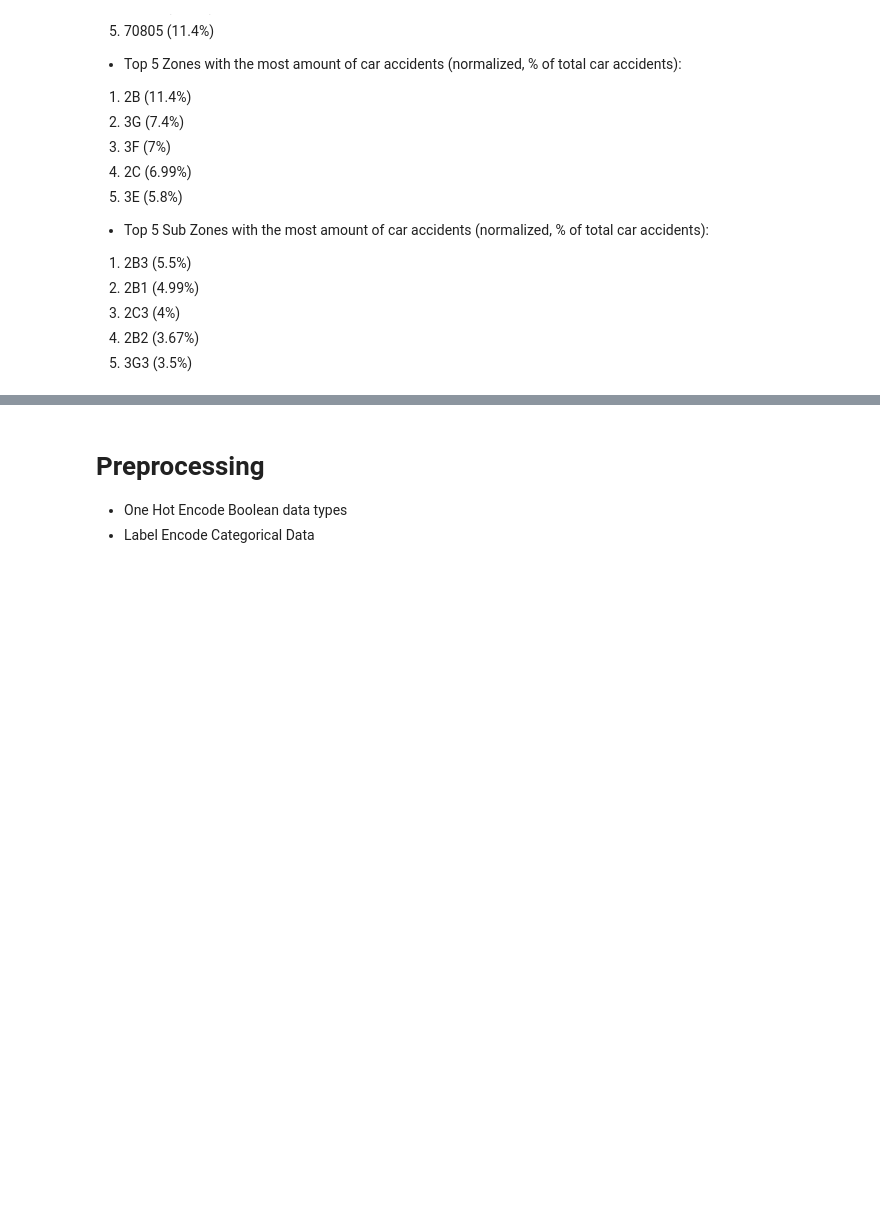
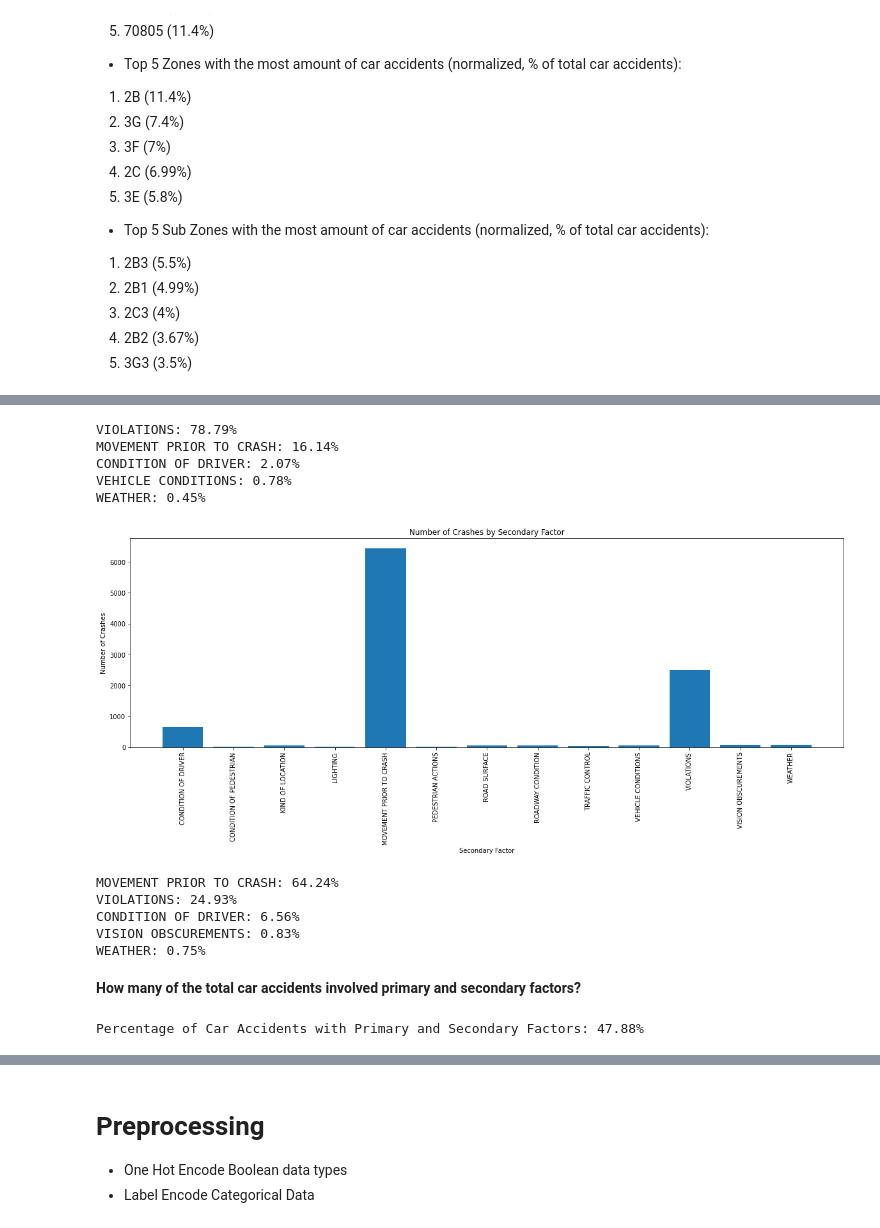
Before and after one commit to AuFeld/baton_rouge_traffic_incidents, a Jupyter notebook: exploratory_data_analysis.ipynb, the cells around one changed output, grey strips where cells are left out. Cells and saved outputs as stored; diff of their text form; code cells hidden in the pictures; blank space fills up the shorter version.

```diff
--- a/exploratory_data_analysis.ipynb
+++ b/exploratory_data_analysis.ipynb
@@ -401,0 +451,50 @@ Name: SUBZONE, dtype: float64
+# %%
+top_5_primary_factors = df['PRIMARY FACTOR'].value_counts(normalize=True).head(5)
+
+# primary factor analysis
+
+for index, value in top_5_primary_factors.items():
+    print(f'{index}: {round(value * 100, 2)}%')
+# %% [output]
+VIOLATIONS: 78.79%
+MOVEMENT PRIOR TO CRASH: 16.14%
+CONDITION OF DRIVER: 2.07%
+VEHICLE CONDITIONS: 0.78%
+WEATHER: 0.45%
+# %%
+# SECONDARY FACTORS
+
+# create new dataframe for secondary factor
+
+df_secondary_factor = df.groupby('SECONDARY FACTOR').count()
+
+# compare the number of crashes by secondary factor
+
+plt.figure(figsize=(20, 6))
+plt.bar(df_secondary_factor.index, df_secondary_factor['CRASH DATE'])
+plt.title('Number of Crashes by Secondary Factor')
+plt.xlabel('Secondary Factor')
+plt.ylabel('Number of Crashes')
+plt.xticks(df_secondary_factor.index, rotation=90)
+plt.show()
+# %% [output]
+[figure, added]
+# %%
+top_5_secondary_factors = df['SECONDARY FACTOR'].value_counts(normalize=True).head(5)
+
+# secondary factor analysis
+
+for index, value in top_5_secondary_factors.items():
+    print(f'{index}: {round(value * 100, 2)}%')
+# %% [output]
+MOVEMENT PRIOR TO CRASH: 64.24%
+VIOLATIONS: 24.93%
+CONDITION OF DRIVER: 6.56%
+VISION OBSCUREMENTS: 0.83%
+WEATHER: 0.75%
+# %% [markdown]
+**How many of the total car accidents involved primary and secondary factors?**
+# %%
+print(f'Percentage of Car Accidents with Primary and Secondary Factors: {round((df[(df["PRIMARY FACTOR"].notnull()) & (df["SECONDARY FACTOR"].notnull())].shape[0] / df.shape[0]) * 100, 2)}%')
+# %% [output]
+Percentage of Car Accidents with Primary and Secondary Factors: 47.88%
```
Also changed, not shown: parts of 27 cells of this notebook.
